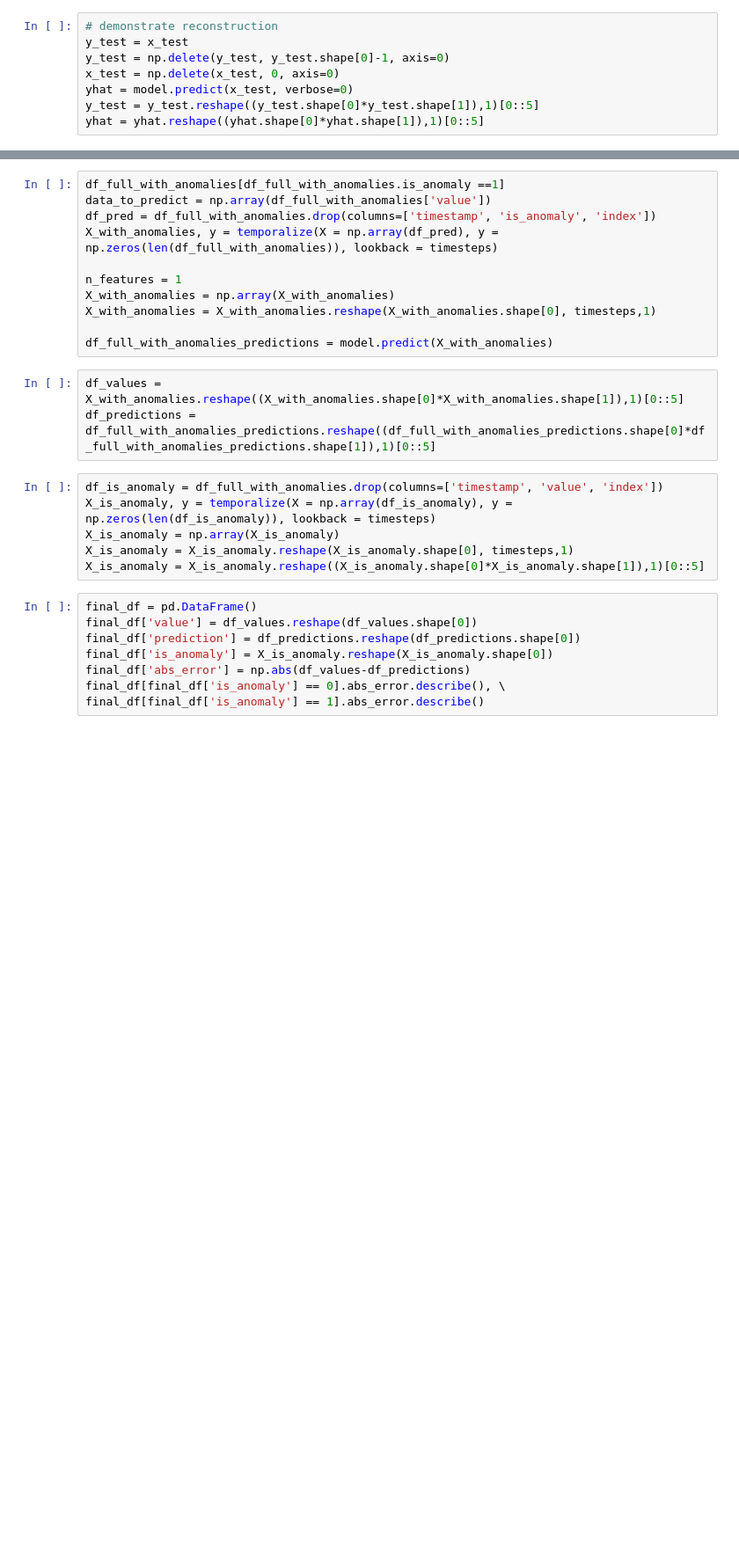
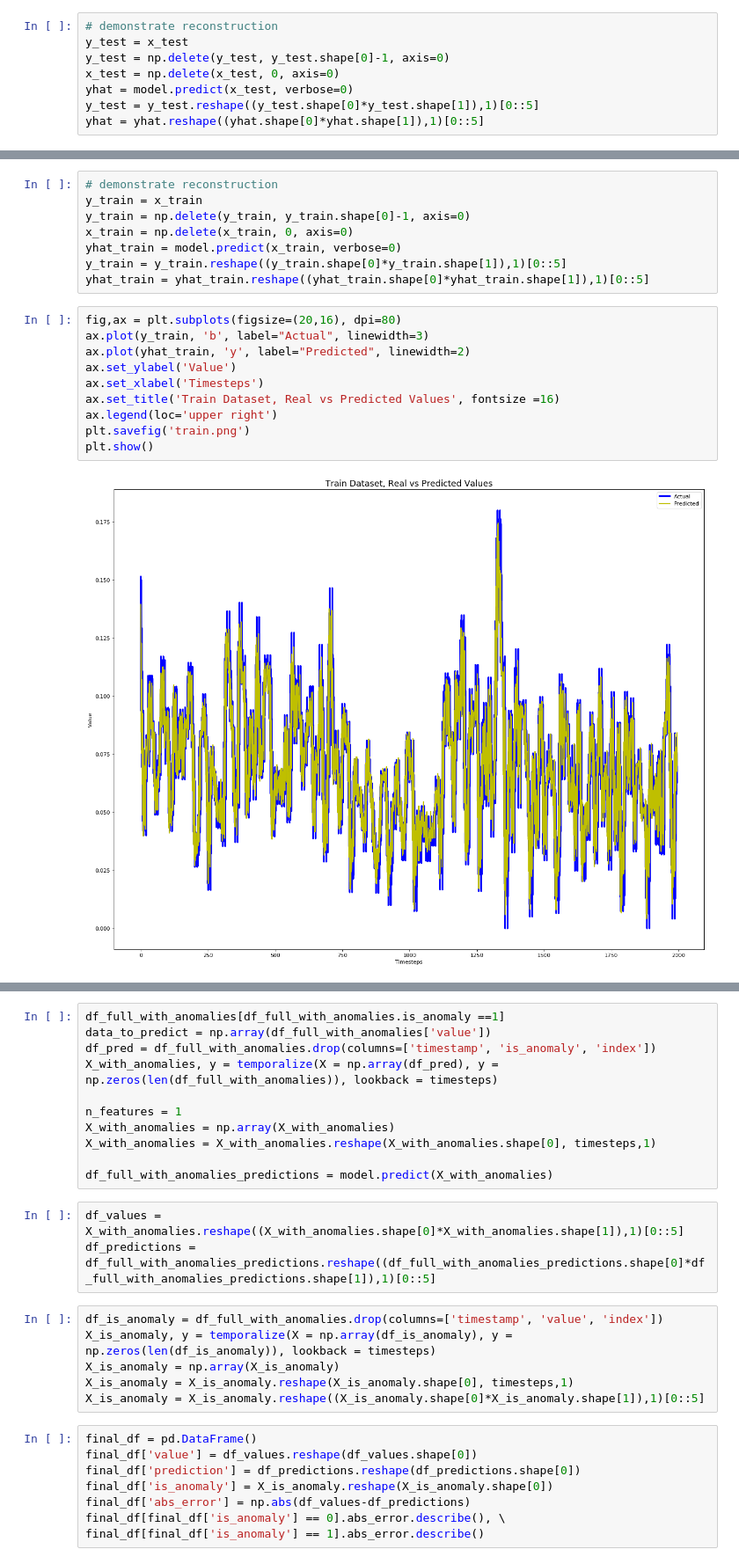
Before and after one commit to DawidSitnik/Anomaly-Detection-in-Time-Series-Datasets, a Jupyter notebook: LSTM_approach.ipynb, the cells around one changed output, grey strips where cells are left out. Shown at 88% size. Drawn from its saved outputs; the diff is of its cells as text; blank space fills up the shorter version.

```diff
--- a/LSTM_approach.ipynb
+++ b/LSTM_approach.ipynb
@@ -182,0 +193,20 @@ plt.show()
+# %%
+# demonstrate reconstruction
+y_train = x_train
+y_train = np.delete(y_train, y_train.shape[0]-1, axis=0)
+x_train = np.delete(x_train, 0, axis=0)
+yhat_train = model.predict(x_train, verbose=0)
+y_train = y_train.reshape((y_train.shape[0]*y_train.shape[1]),1)[0::5]
+yhat_train = yhat_train.reshape((yhat_train.shape[0]*yhat_train.shape[1]),1)[0::5]
+# %%
+fig,ax = plt.subplots(figsize=(20,16), dpi=80)
+ax.plot(y_train, 'b', label="Actual", linewidth=3)
+ax.plot(yhat_train, 'y', label="Predicted", linewidth=2)
+ax.set_ylabel('Value')
+ax.set_xlabel('Timesteps')
+ax.set_title('Train Dataset, Real vs Predicted Values', fontsize =16)
+ax.legend(loc='upper right')
+plt.savefig('train.png')
+plt.show()
+# %% [output]
+[figure, added]
```
Also changed, not shown: parts of 19 cells of this notebook.
